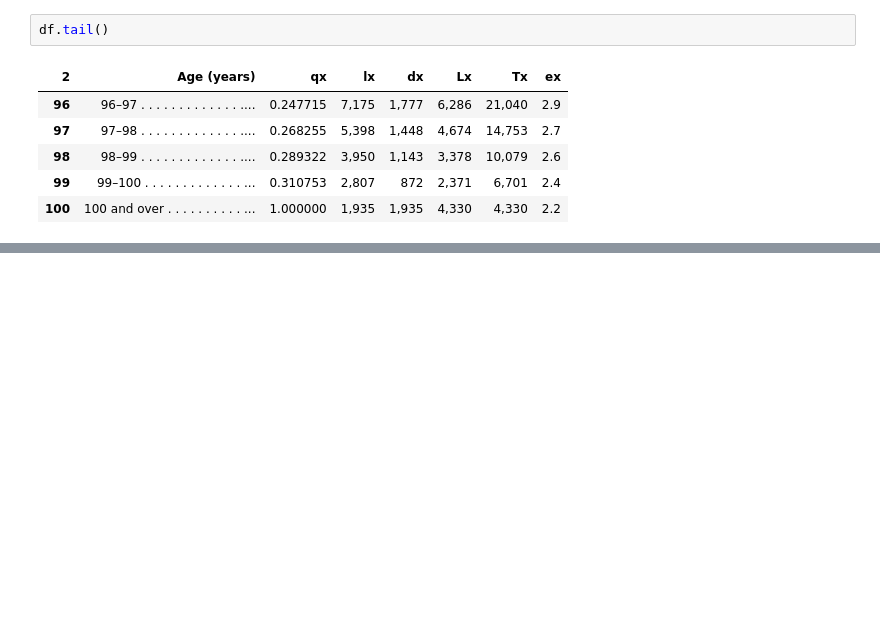
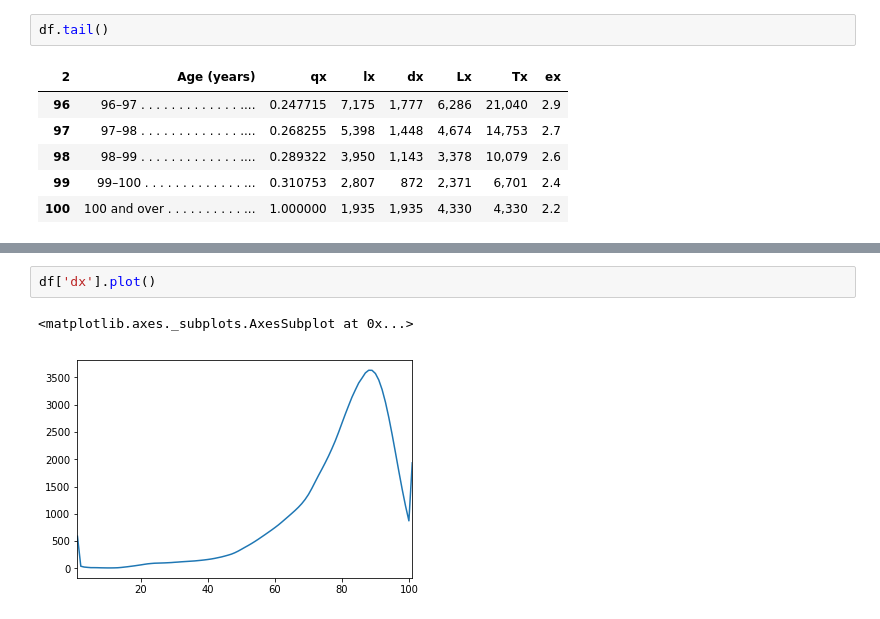
Before and after one commit to AllenDowney/SurvivalAnalysisPython, a Jupyter notebook: read_life_table.ipynb, the cells around one changed output, grey strips where cells are left out. Cells and saved outputs as stored; diff of their text form; blank space fills up the shorter version.

```diff
--- a/read_life_table.ipynb
+++ b/read_life_table.ipynb
@@ -73,0 +109,5 @@ qx.to_csv('data/us_life_tables_2015.csv', header=True)
+# %%
+df['dx'].plot()
+# %% [output]
+<matplotlib.axes._subplots.AxesSubplot at 0x...>
+[figure, added]
```
Also changed, not shown: parts of 21 cells of this notebook, 8 other files.
